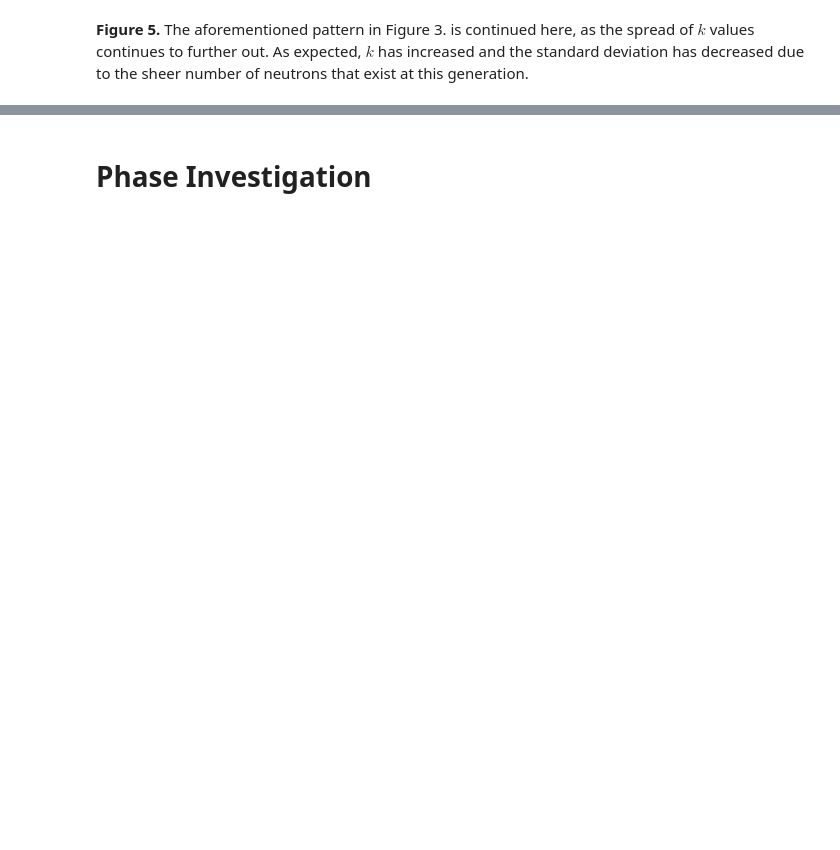
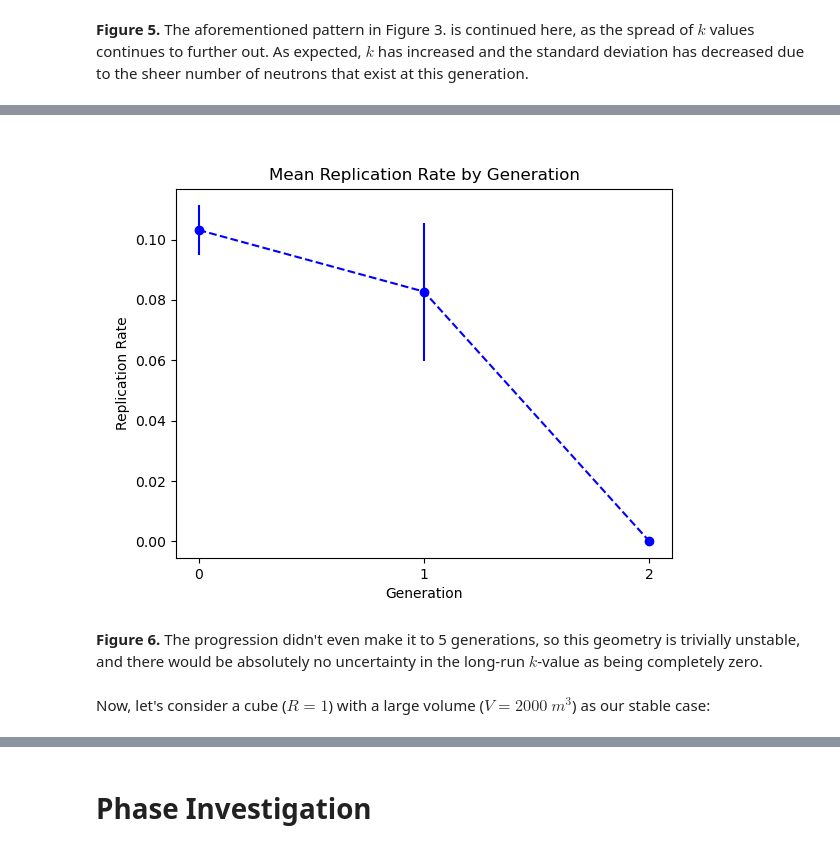
Before and after one commit to mufaro3/physics-210, a Jupyter notebook: Projects/Project 3.ipynb, the cells around one changed output, grey strips where cells are left out. Saved outputs shown, nothing was run; the diff lists cells and outputs as text; code cells hidden in the pictures; blank space fills up the shorter version.

```diff
--- a/Projects/Project 3.ipynb
+++ b/Projects/Project 3.ipynb
@@ -597,0 +677,9 @@ display(example_mc_results.generations[2].histogram)
+# %%
+min_rep_unstable_case = monte_carlo(
+    dimensions            = calculate_dimensions(30, 1),
+    num_initial_neutrons  = 250,
+    num_replications      = 100,
+    max_generation        = 5,
+    plot                  = True,
+    debug_print           = True
+)
@@ -597,0 +698,8 @@ display(example_mc_results.generations[2].histogram)
+# %%
+display(min_rep_unstable_case.k_value_plot)
+# %% [output]
+[figure, added]
+# %% [markdown]
+**Figure 6.** The progression didn't even make it to 5 generations, so this geometry is trivially unstable, and there would be absolutely no uncertainty in the long-run $k$-value as being completely zero.
+# %% [markdown]
+Now, let's consider a cube ($R=1$) with a large volume ($V=2000$ $m^3$) as our stable case:
```
Also changed, not shown: parts of 50 cells of this notebook.
